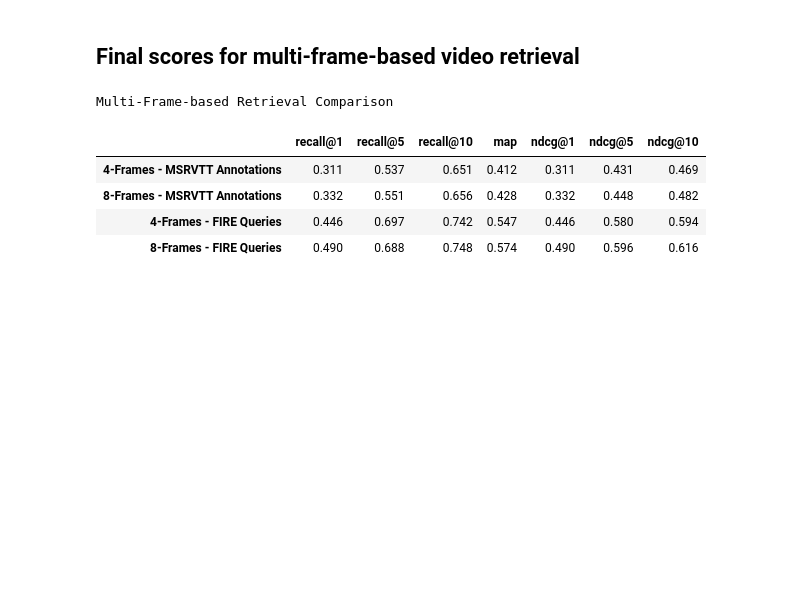
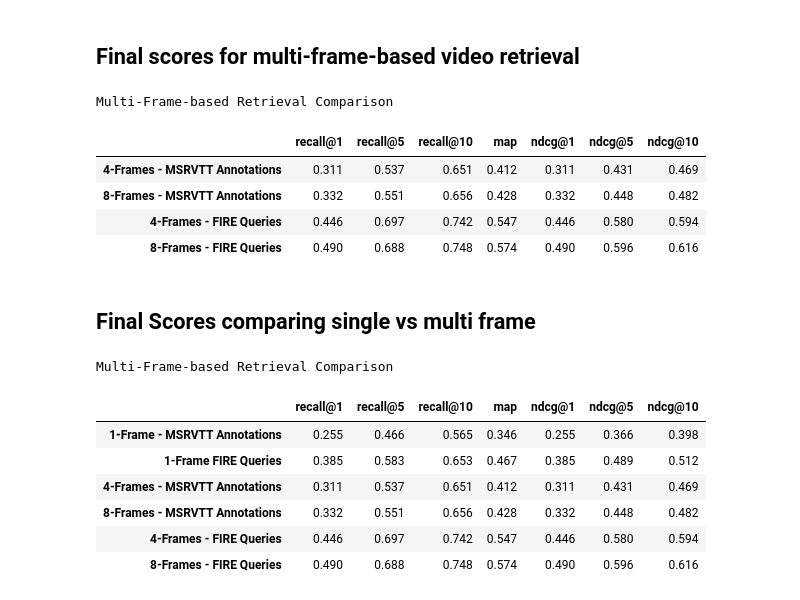
Before and after one commit to Suraj-Ram/video-semantic-search, a Jupyter notebook: multi_frame_ret_clip.ipynb, the cells around one changed output. Cells and saved outputs as stored; diff of their text form; code cells hidden in the pictures; blank space fills up the shorter version.

Commit message:
Added single frame ret results to multi ret NB

```diff
--- a/multi_frame_ret_clip.ipynb
+++ b/multi_frame_ret_clip.ipynb
@@ -484,3 +484,43 @@ Multi-Frame-based Retrieval Comparison
 | 8-Frames - MSRVTT Annotations | 0.332 | 0.551 | 0.656 | 0.428 | 0.332 | 0.448 | 0.482 |
 | 4-Frames - FIRE Queries | 0.446 | 0.697 | 0.742 | 0.547 | 0.446 | 0.580 | 0.594 |
 | 8-Frames - FIRE Queries | 0.490 | 0.688 | 0.748 | 0.574 | 0.490 | 0.596 | 0.616 |
+# %% [markdown]
+## Final Scores comparing single vs multi frame
+# %%
+# Deserialize the 'top1', 'top5', and 'top10' columns into structured DataFrames
+def deserialize_df(df):
+    deserialized_df = df.copy()
+    for col in ['top1', 'top5', 'top10']:
+        deserialized_df[col] = deserialized_df[col].apply(eval)  # Convert string representation to Python list
+
+    return deserialized_df
+# %%
+# Get single frame results
+single_frame_results = []
+for csv_f in ["single_frame_queries_msrvtt", "single_frame_queries_fire"]:
+    data_f = deserialize_df(pd.read_csv(f"query_results/{csv_f}.csv"))
+    single_frame_results.append(data_f)
+# %%
+scores_df = pd.DataFrame([get_all_eval_scores(single_frame_results[0]),
+                          get_all_eval_scores(single_frame_results[1]),
+                          get_all_eval_scores(multi_4_frame_msr_results_df),
+                          get_all_eval_scores(multi_8_frame_msr_results_df),
+                          get_all_eval_scores(fire_query_results_4_df),
+                          get_all_eval_scores(fire_query_results_8_df)
+                          ],
+                         index=['1-Frame - MSRVTT Annotations', '1-Frame FIRE Queries', '4-Frames - MSRVTT Annotations', '8-Frames - MSRVTT Annotations',
+                                '4-Frames - FIRE Queries', '8-Frames - FIRE Queries'])
+
+styled_scores = scores_df.style.set_caption(
+    "Multi-Frame-based Retrieval Comparison").format("{:.3f}")
+
+styled_scores
+# %% [output]
+Multi-Frame-based Retrieval Comparison
+|  | recall@1 | recall@5 | recall@10 | map | ndcg@1 | ndcg@5 | ndcg@10 |
+| 1-Frame - MSRVTT Annotations | 0.255 | 0.466 | 0.565 | 0.346 | 0.255 | 0.366 | 0.398 |
+| 1-Frame FIRE Queries | 0.385 | 0.583 | 0.653 | 0.467 | 0.385 | 0.489 | 0.512 |
+| 4-Frames - MSRVTT Annotations | 0.311 | 0.537 | 0.651 | 0.412 | 0.311 | 0.431 | 0.469 |
+| 8-Frames - MSRVTT Annotations | 0.332 | 0.551 | 0.656 | 0.428 | 0.332 | 0.448 | 0.482 |
+| 4-Frames - FIRE Queries | 0.446 | 0.697 | 0.742 | 0.547 | 0.446 | 0.580 | 0.594 |
+| 8-Frames - FIRE Queries | 0.490 | 0.688 | 0.748 | 0.574 | 0.490 | 0.596 | 0.616 |
```
